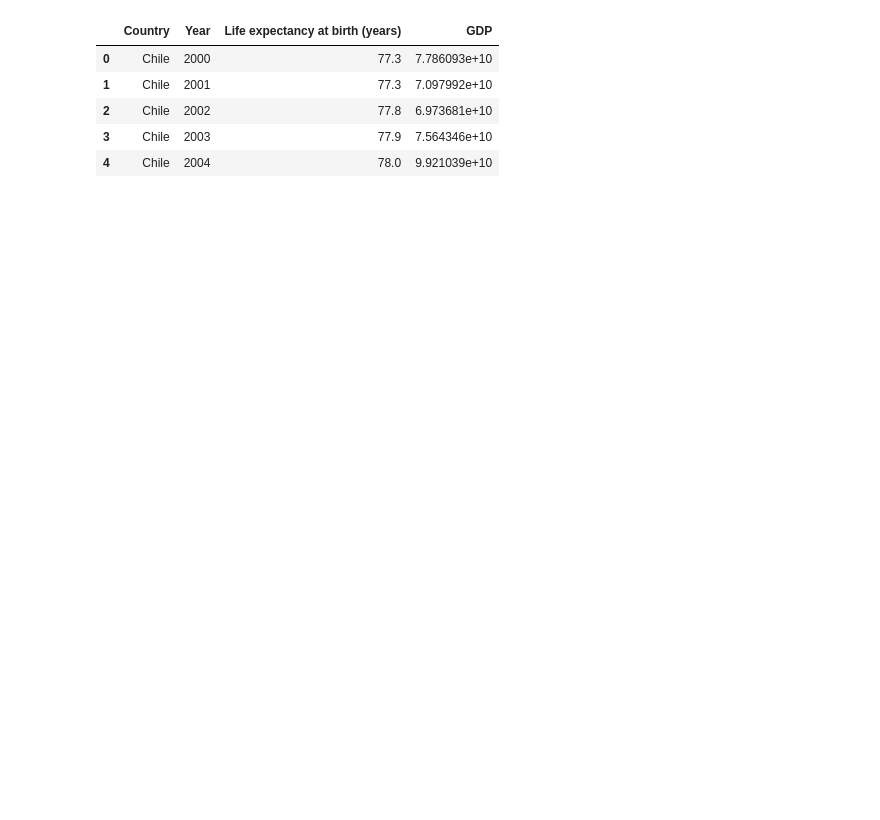
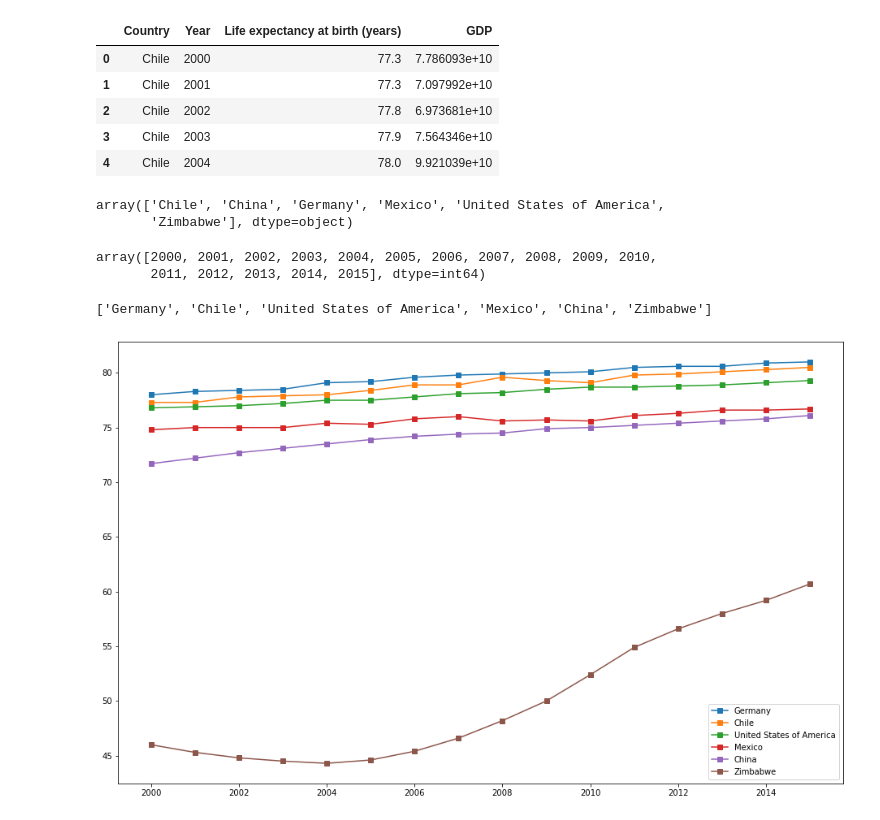
Before and after one commit to davidvalerosancho/Learning-Project-2-Life-Expectancy-and-GDP, a Jupyter notebook: life_expectancy_gdp.ipynb, the cells around one changed output. Cells and saved outputs as stored; diff of their text form; code cells hidden in the pictures; blank space fills up the shorter version.

Commit message:
added time series

```diff
--- a/life_expectancy_gdp.ipynb
+++ b/life_expectancy_gdp.ipynb
@@ -13,3 +13,49 @@ df.head()
 | 2 | Chile | 2002 | 77.8 | 6.973681e+10 |
 | 3 | Chile | 2003 | 77.9 | 7.564346e+10 |
 | 4 | Chile | 2004 | 78.0 | 9.921039e+10 |
+# %%
+df.Country.unique()
+# %% [output]
+array(['Chile', 'China', 'Germany', 'Mexico', 'United States of America',
+       'Zimbabwe'], dtype=object)
+# %%
+df.Year.unique()
+# %% [output]
+array([2000, 2001, 2002, 2003, 2004, 2005, 2006, 2007, 2008, 2009, 2010,
+       2011, 2012, 2013, 2014, 2015], dtype=int64)
+# %%
+#Sorting countries based on their life expectancy value in the first year of the time series.
+#Having a sorted list will help us later on when trying to sort the legend of our graphs.
+
+#Original list
+countries = list(df.Country.unique())
+#Sorted list
+sorted_countries = []
+#One loop per element on the list
+for i in range(df.Country.nunique()):
+    #Defining empty objects to store the values we will be updating and ckecking against
+    life_expectancy = 0
+    higher_country = ''
+    #Defining the loops
+    for country in countries:
+        value_to_check = df[df.Country == country]['Life expectancy at birth (years)'].reset_index(drop=True)[0]
+        if value_to_check > life_expectancy:
+            life_expectancy = value_to_check
+            higher_country = country
+    #Appending the sorted value into the new list and removing it form the old list
+    sorted_countries.append(higher_country)
+    countries.remove(higher_country)
+sorted_countries
+# %% [output]
+['Germany', 'Chile', 'United States of America', 'Mexico', 'China', 'Zimbabwe']
+# %%
+plt.figure(figsize=(16, 10))
+ax = plt.subplot()
+for i in range(df.Country.nunique()):
+    x = df[df.Country == sorted_countries[i]].Year
+    y = df[df.Country == sorted_countries[i]]['Life expectancy at birth (years)']
+    ax.plot(x, y, label=sorted_countries[i], marker='s')
+    #Sorting the legend by life expectancy in the first year of the time series makes the overall graph more readable.
+    ax.legend(sorted_countries);
+# %% [output]
+[figure, added]
```
